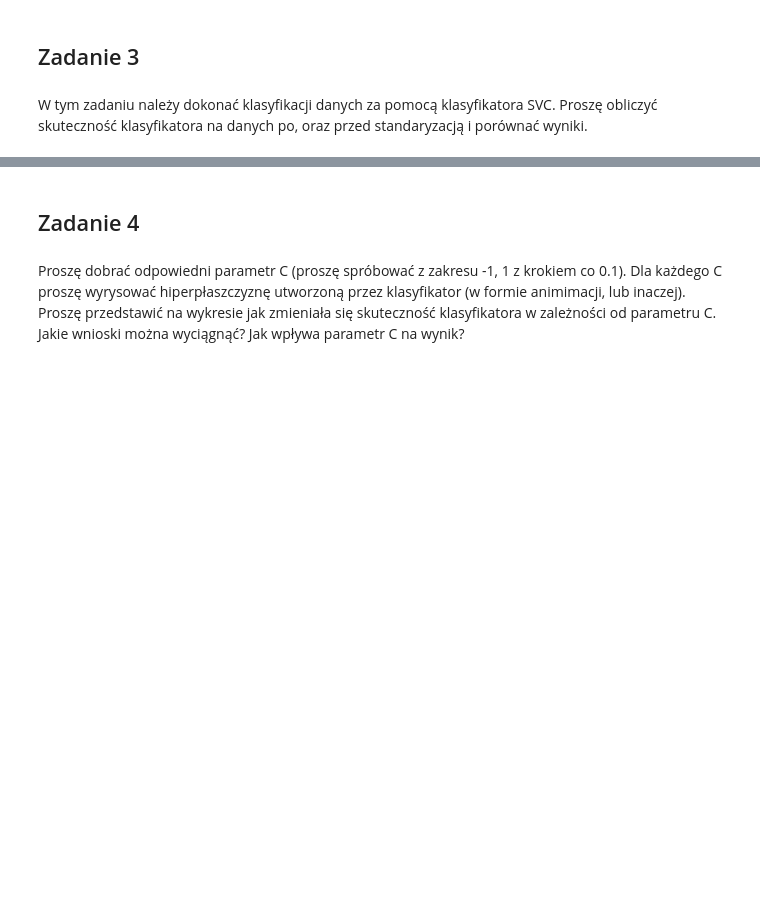
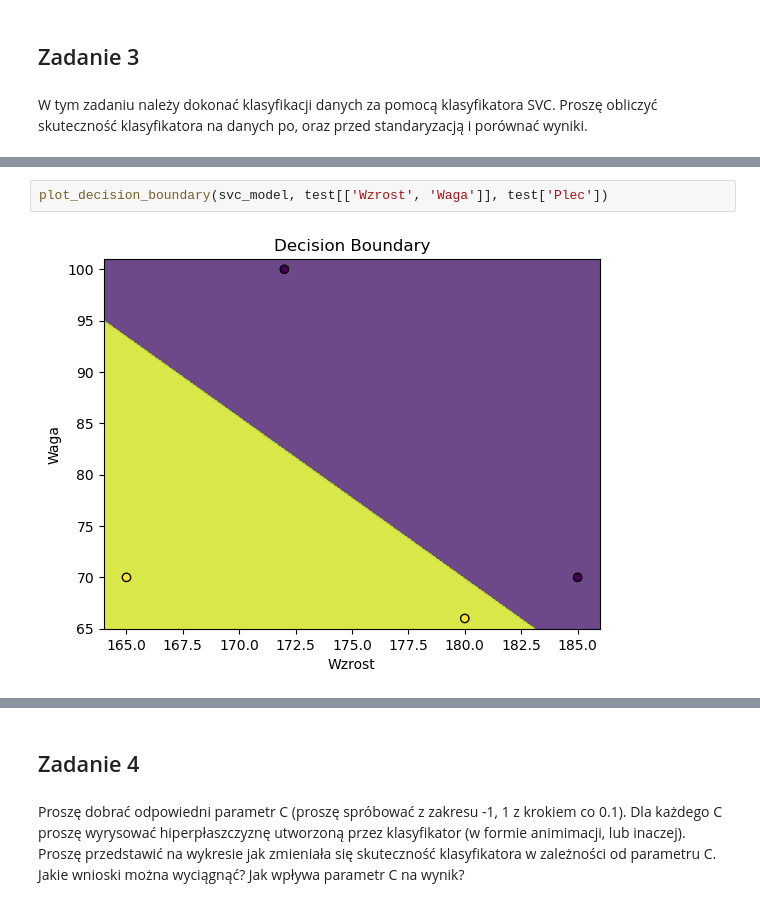
Before and after one commit to kamazur2002/pk_machine_learning, a Jupyter notebook: SVC/160803_Kamila_Zur_SVC.ipynb, the cells around one changed output, grey strips where cells are left out. Cells and saved outputs as stored; diff of their text form; blank space fills up the shorter version.

```diff
--- a/SVC/160803_Kamila_Zur_SVC.ipynb
+++ b/SVC/160803_Kamila_Zur_SVC.ipynb
@@ -114,0 +198,4 @@ from sklearn.svm import SVC
+# %%
+plot_decision_boundary(svc_model, test[['Wzrost', 'Waga']], test['Plec'])
+# %% [output]
+[figure, added]
```
Also changed, not shown: parts of 44 cells of this notebook, 2 other files.
